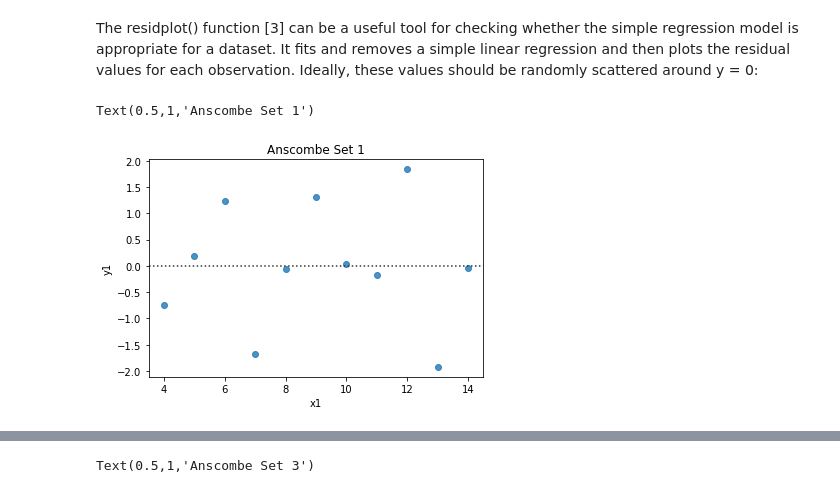
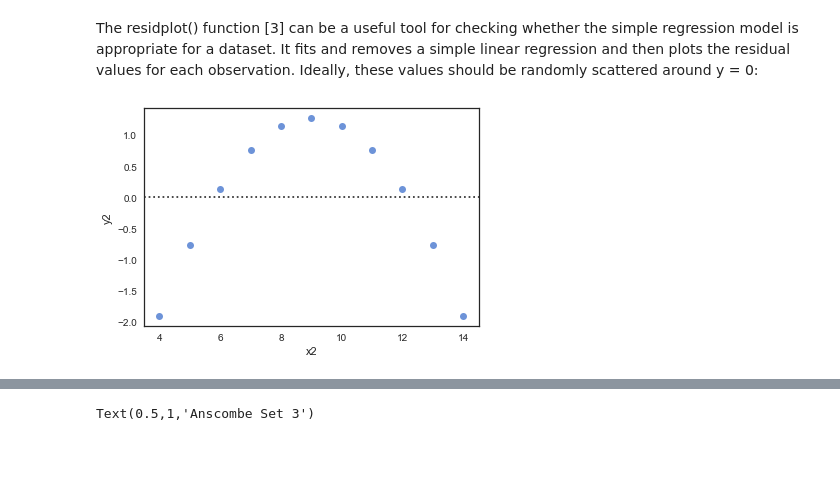
Before and after one commit to eamonnofarrell/AnscombesQuartetDataset, a Jupyter notebook: Assignment2018.ipynb, the cells around one changed output, grey strips where cells are left out. Saved outputs shown, nothing was run; the diff lists cells and outputs as text; code cells hidden in the pictures; blank space fills up the shorter version.

```diff
--- a/Assignment2018.ipynb
+++ b/Assignment2018.ipynb
@@ -142,8 +106,6 @@ Text(0.5,1,'Anscombe Set 1')
 # %% [markdown]
 The residplot() function [3] can be a useful tool for checking whether the simple regression model is appropriate for a dataset. It fits and removes a simple linear regression and then plots the residual values for each observation. Ideally, these values should be randomly scattered around y = 0:
 # %%
-sns.residplot(df.x1, df.y1);
-plt.title('Anscombe Set 1')
+sns.residplot(df.x2, df.y2);
 # %% [output]
-Text(0.5,1,'Anscombe Set 1')
-[figure, old version]
+[figure, new version]
```
Also changed, not shown: parts of 27 cells of this notebook.
